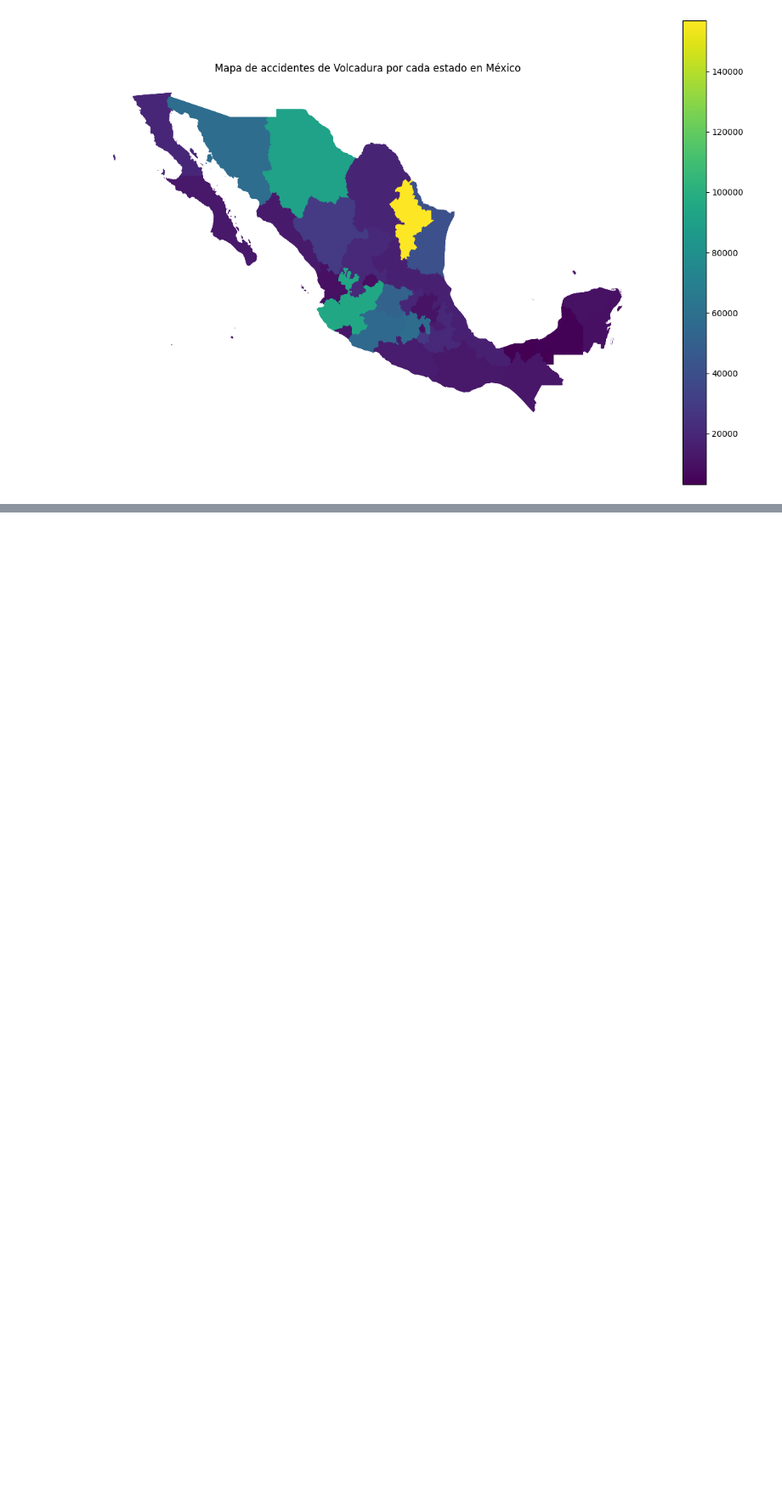
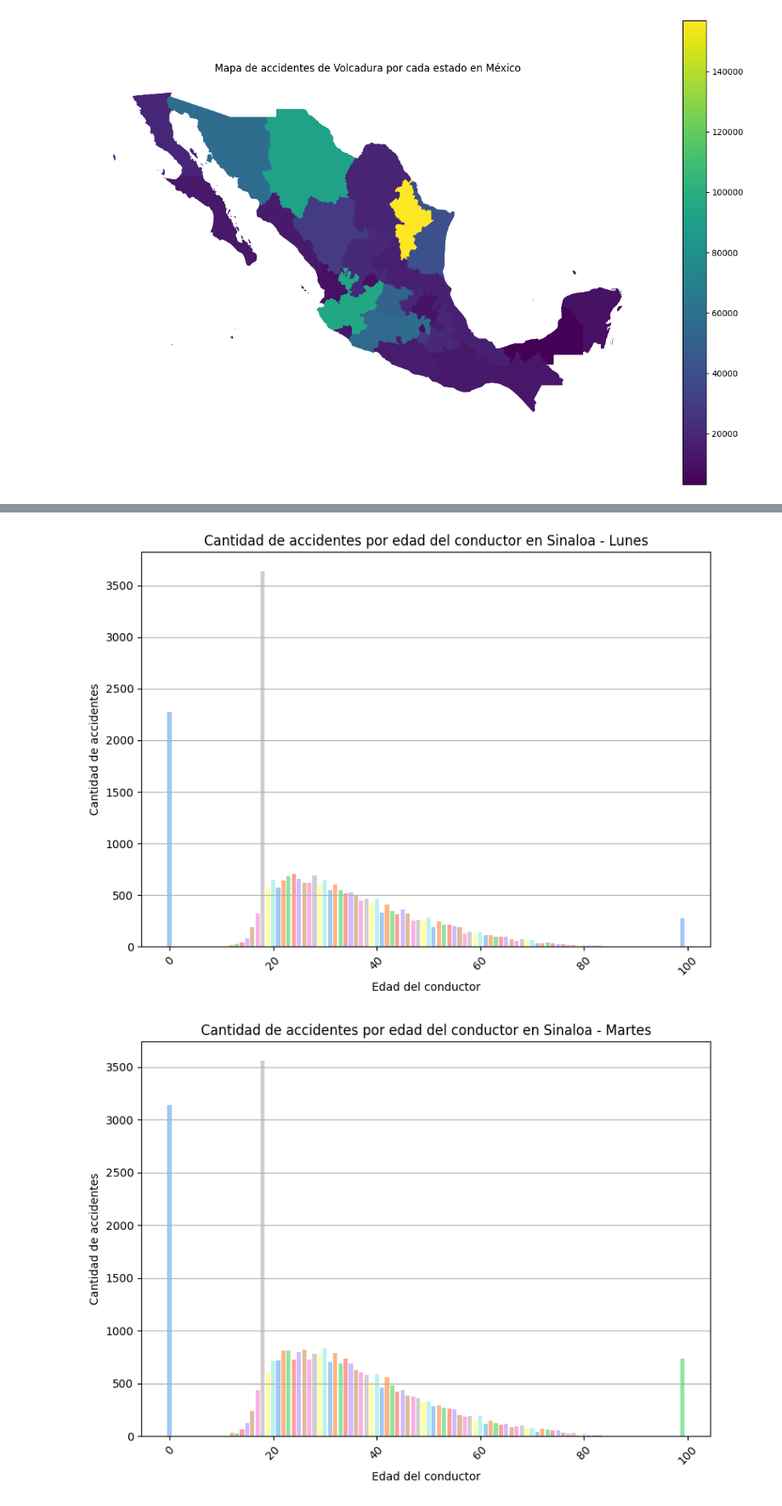
Before and after one commit to Noobato4/CD_examen2, a Jupyter notebook: examen2.ipynb, the cells around one changed output, grey strips where cells are left out. Shown at 85% size. Cells and saved outputs as stored; diff of their text form; code cells hidden in the pictures; blank space fills up the shorter version.

```diff
--- a/examen2.ipynb
+++ b/examen2.ipynb
@@ -205,0 +207,70 @@ for column in accidentes_por_estado.columns:
+# %%
+# Crear un nuevo DataFrame solo con las columnas 'ID_ENTIDAD','DIASEMANA' y 'ID_EDAD'
+df2 = data_frame[['ID_ENTIDAD', 'DIASEMANA','ID_EDAD']].copy()
+
+# Verificar el nuevo DataFrame
+#print(df1.head())
+
+#----------------------------------------------------------------------------------------#
+
+import matplotlib.pyplot as plt
+
+# Filtrar los datos para obtener solo los de Sinaloa
+sinaloa_data = df2[df2['ID_ENTIDAD'] == 25]
+
+# Contar la cantidad de accidentes por día de la semana y edad del conductor
+accidentes_por_edad_y_dia = sinaloa_data.groupby(['DIASEMANA', 'ID_EDAD']).size().unstack(fill_value=0)
+
+# Crear 1 sola gráfica#
+#fig, ax = plt.subplots(figsize=(10, 6))
+#accidentes_por_edad_y_dia.plot(ax=ax, marker='o')
+#plt.title('Cantidad de accidentes por día de la semana en Sinaloa por edad del conductor')
+#plt.xlabel('Día de la semana')
+#plt.ylabel('Cantidad de accidentes')
+#plt.xticks(range(7), ['Lunes', 'Martes', 'Miércoles', 'Jueves', 'Viernes', 'Sábado', 'Domingo'])
+#plt.legend(title='Edad del conductor')
+#plt.grid(True)
+#plt.show()
+
+# Diccionario para mapear los nombres de los días de la semana a números del 1 al 7
+dia_numero = {
+    'Lunes': 1,
+    'Martes': 2,
+    'Miércoles': 3,
+    'Jueves': 4,
+    'Viernes': 5,
+    'Sábado': 6,
+    'Domingo': 7
+}
+
+# Convertir los nombres de los días de la semana a números del 1 al 7
+df2['DIASEMANA_NUMERO'] = df2['DIASEMANA'].map(dia_numero)
+
+# Filtrar los datos para obtener solo los de Sinaloa
+sinaloa_data = df2[df2['ID_ENTIDAD'] == 25]
+import seaborn as sns
+
+# Utilizar una paleta de colores de seaborn
+palette = sns.color_palette("pastel")
+
+# Iterar sobre cada día de la semana
+for day in range(1, 7):
+    # Filtrar los datos para el día de la semana actual
+    day_data = sinaloa_data[sinaloa_data['DIASEMANA_NUMERO'] == day]
+
+    # Contar la cantidad de accidentes por edad del conductor
+    accidentes_por_edad = day_data.groupby('ID_EDAD').size()
+
+    # Crear la gráfica con la paleta de colores
+    plt.figure(figsize=(8, 6))
+    plt.bar(accidentes_por_edad.index, accidentes_por_edad.values, color=palette)
+    plt.title(f'Cantidad de accidentes por edad del conductor en Sinaloa - {list(dia_numero.keys())[list(dia_numero.values()).index(day)]}')
+    plt.xlabel('Edad del conductor')
+    plt.ylabel('Cantidad de accidentes')
+    plt.xticks(rotation=45)
+    plt.grid(axis='y')
+    plt.tight_layout()
+    plt.show()
+# %% [output]
+[figure, added]
+[figure, added]
```
Also changed, not shown: parts of 4 cells of this notebook.
